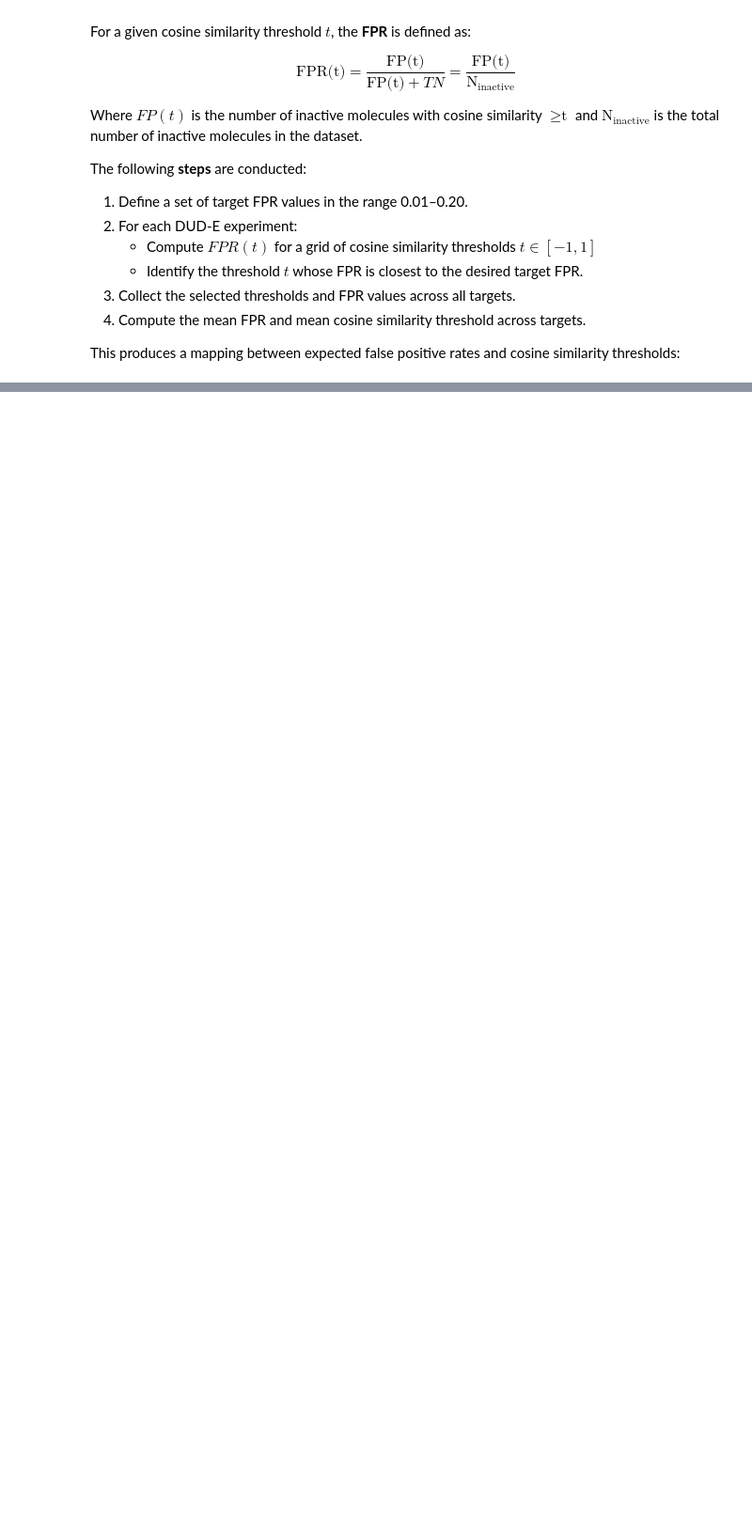
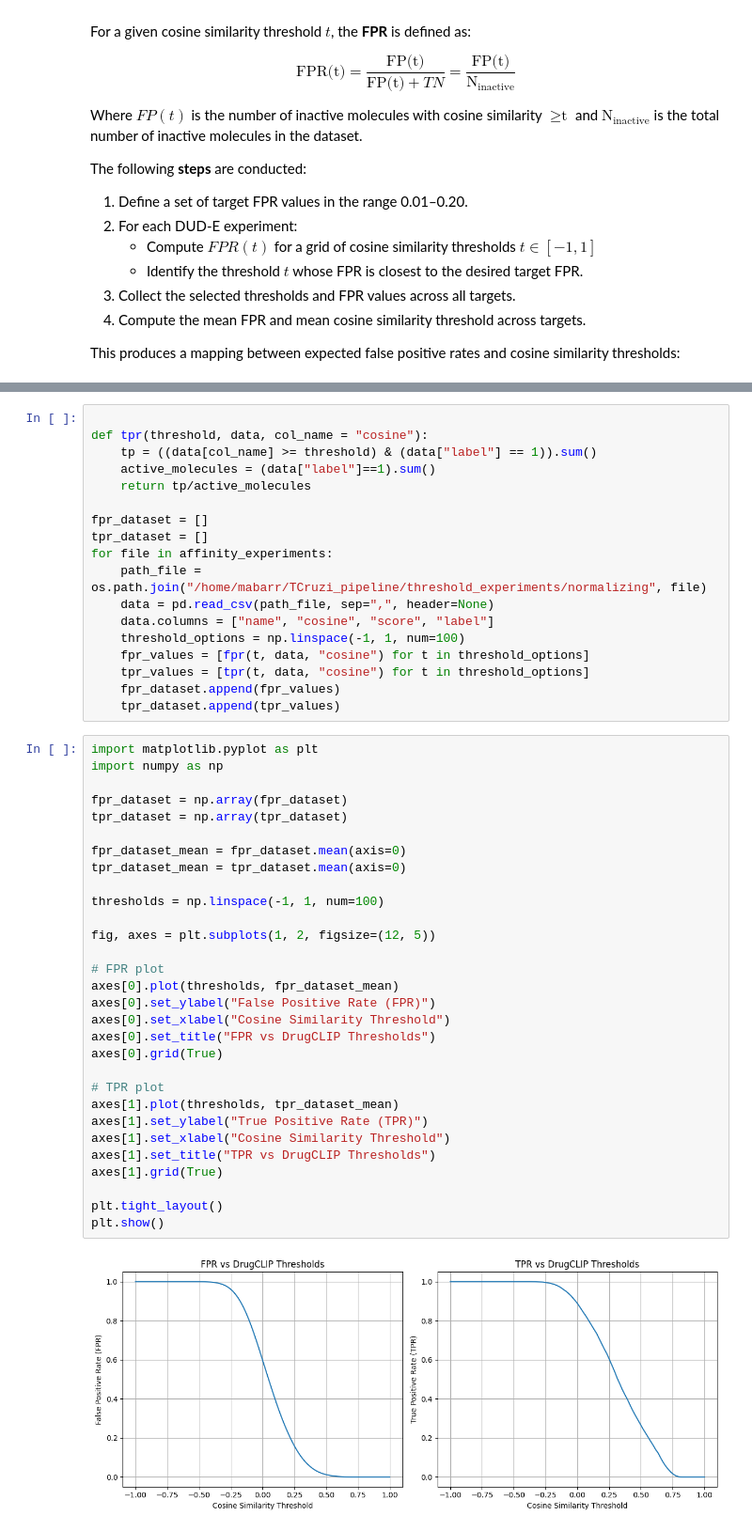
Before and after one commit to m-baralt/TCruzi_pipeline, a Jupyter notebook: threshold_experiments/affinity_threshold.ipynb, the cells around one changed output, grey strips where cells are left out. Shown at 94% size. Drawn from its saved outputs; the diff is of its cells as text; blank space fills up the shorter version.

Commit message:
Addition of LIT-PCBA in affinity threshold determination

```diff
--- a/threshold_experiments/affinity_threshold.ipynb
+++ b/threshold_experiments/affinity_threshold.ipynb
@@ -205,0 +208,50 @@ The resulting table provides a practical guideline for choosing DrugCLIP cosine
+# %%
+
+def tpr(threshold, data, col_name = "cosine"):
+    tp = ((data[col_name] >= threshold) & (data["label"] == 1)).sum()
+    active_molecules = (data["label"]==1).sum()
+    return tp/active_molecules
+
+fpr_dataset = []
+tpr_dataset = []
+for file in affinity_experiments:
+    path_file = os.path.join("/home/mabarr/TCruzi_pipeline/threshold_experiments/normalizing", file)
+    data = pd.read_csv(path_file, sep=",", header=None)
+    data.columns = ["name", "cosine", "score", "label"]
+    threshold_options = np.linspace(-1, 1, num=100)
+    fpr_values = [fpr(t, data, "cosine") for t in threshold_options]
+    tpr_values = [tpr(t, data, "cosine") for t in threshold_options]
+    fpr_dataset.append(fpr_values)
+    tpr_dataset.append(tpr_values)
+# %%
+import matplotlib.pyplot as plt
+import numpy as np
+
+fpr_dataset = np.array(fpr_dataset)
+tpr_dataset = np.array(tpr_dataset)
+
+fpr_dataset_mean = fpr_dataset.mean(axis=0)
+tpr_dataset_mean = tpr_dataset.mean(axis=0)
+
+thresholds = np.linspace(-1, 1, num=100)
+
+fig, axes = plt.subplots(1, 2, figsize=(12, 5))
+
+# FPR plot
+axes[0].plot(thresholds, fpr_dataset_mean)
+axes[0].set_ylabel("False Positive Rate (FPR)")
+axes[0].set_xlabel("Cosine Similarity Threshold")
+axes[0].set_title("FPR vs DrugCLIP Thresholds")
+axes[0].grid(True)
+
+# TPR plot
+axes[1].plot(thresholds, tpr_dataset_mean)
+axes[1].set_ylabel("True Positive Rate (TPR)")
+axes[1].set_xlabel("Cosine Similarity Threshold")
+axes[1].set_title("TPR vs DrugCLIP Thresholds")
+axes[1].grid(True)
+
+plt.tight_layout()
+plt.show()
+# %% [output]
+[figure, added]
```
Also changed, not shown: parts of 24 cells of this notebook, 2 other files.
